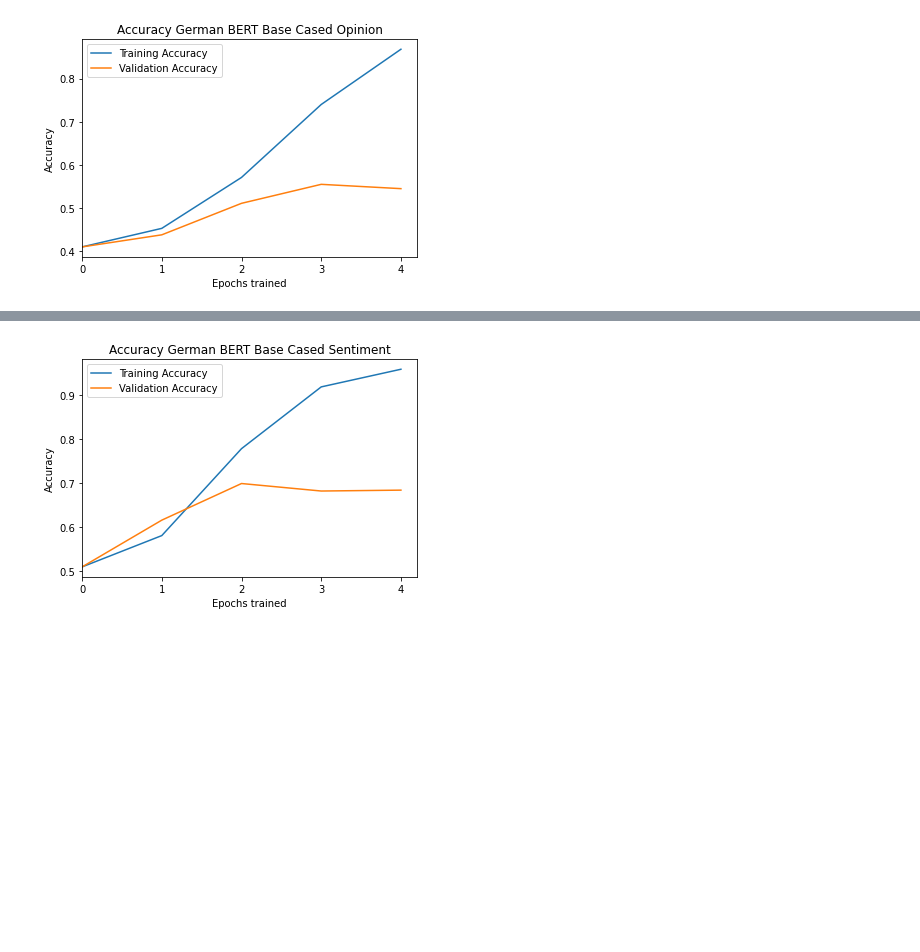
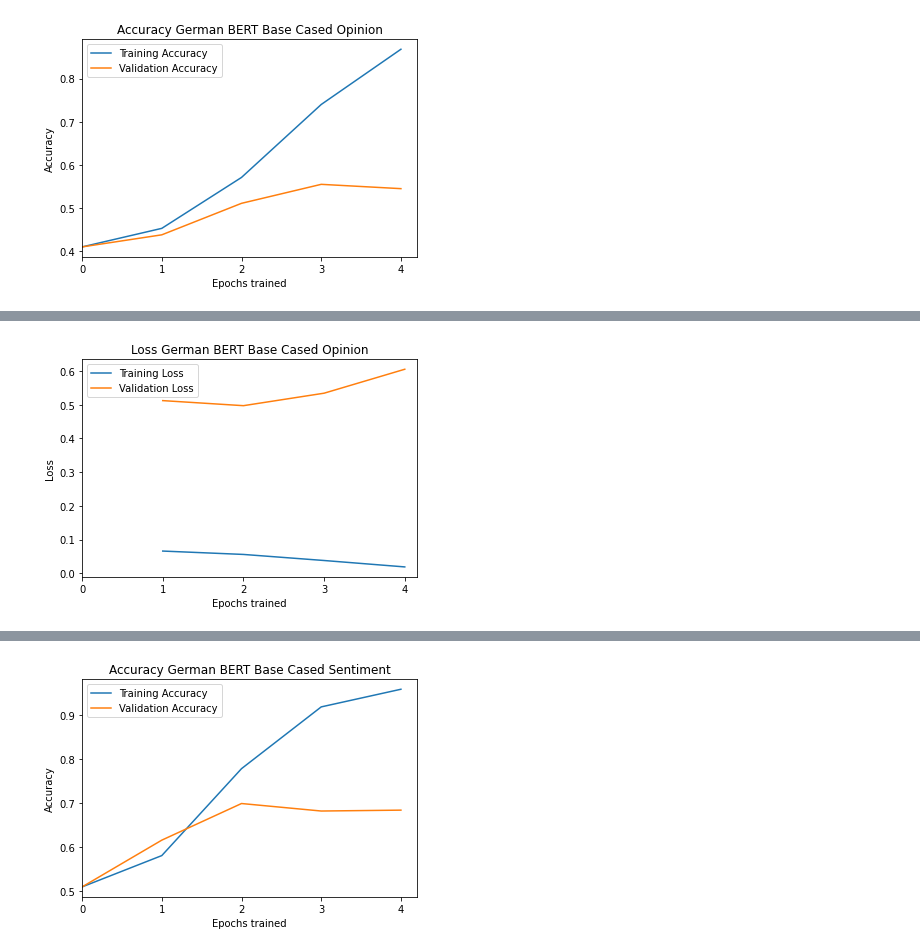
Before and after one commit to KirchnerS/Masterarbeit, a Jupyter notebook: graphs.ipynb, the cells around one changed output, grey strips where cells are left out. Cells and saved outputs as stored; diff of their text form; code cells hidden in the pictures; blank space fills up the shorter version.

```diff
--- a/graphs.ipynb
+++ b/graphs.ipynb
@@ -1024,0 +1041,13 @@ plt.show()
+# %%
+fig, ax = plt.subplots()
+plt.plot([1,2,3,4],[0.066 , 0.056,0.038, 0.019 ], label='Training Loss')
+plt.plot([1,2,3,4],[0.512  , 0.497, 0.534, 0.605], label='Validation Loss')
+ax.xaxis.set_major_locator(MaxNLocator(integer=True))
+ax.set_xlim(xmin=0)
+ax.set_ylabel("Loss")
+ax.set_xlabel("Epochs trained")
+ax.set_title("Loss German BERT Base Cased Opinion")
+plt.legend()
+plt.show()
+# %% [output]
+[figure, added]
```
Also changed, not shown: parts of 8 cells of this notebook, 2 other files.
